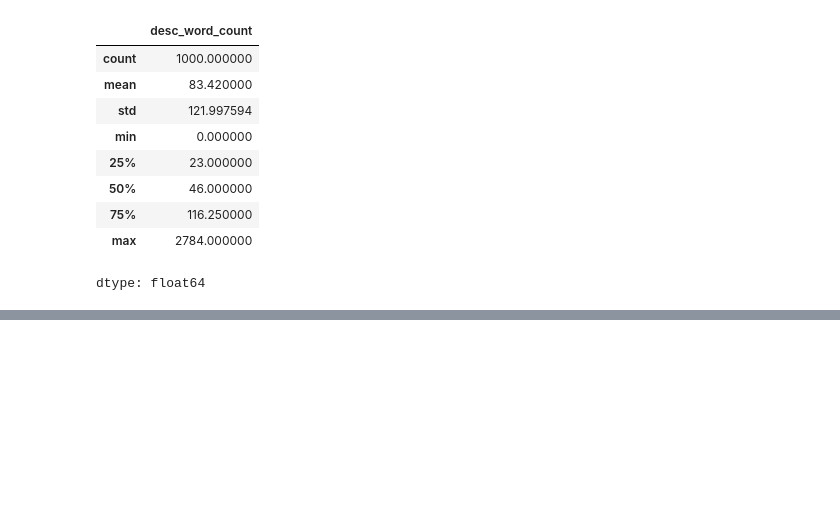
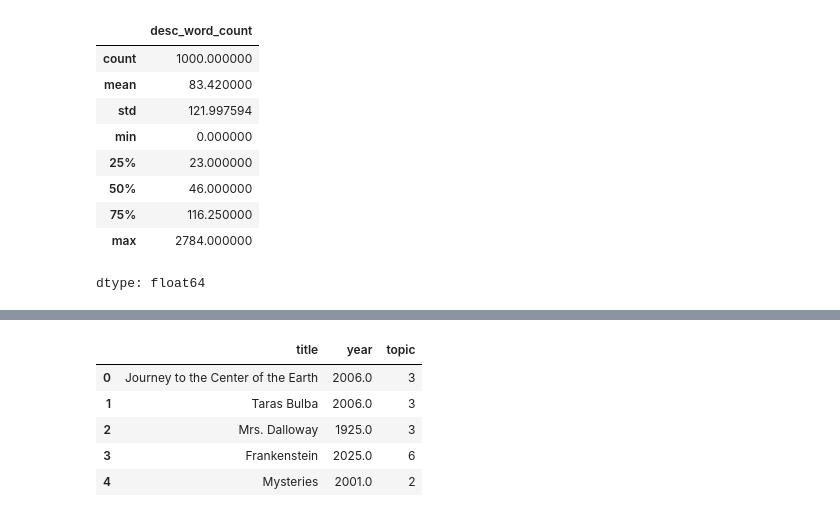
Before and after one commit to Elinab04/Book-Analysis, a Jupyter notebook: Book_Analysis.ipynb, the cells around one changed output, grey strips where cells are left out. Drawn from its saved outputs; the diff is of its cells as text; code cells hidden in the pictures; blank space fills up the shorter version.

```diff
--- a/Book_Analysis.ipynb
+++ b/Book_Analysis.ipynb
@@ -367,0 +414,3 @@ dtype: float64
+# %%
+df_lda = df[df["clean_len"] >= 80].copy()   # adjust threshold if needed
+print("Books kept for LDA:", len(df_lda))
@@ -367,0 +489,15 @@ dtype: float64
+# %%
+#highest-probability topic distribution
+def dominant_topic(bow):
+    topics = lda_model.get_document_topics(bow)
+    return max(topics, key=lambda x: x[1])[0] if topics else None
+
+df_lda["topic"] = [dominant_topic(bow) for bow in corpus]
+df_lda[["title", "year", "topic"]].head()
+# %% [output]
+|  | title | year | topic |
+| 0 | Journey to the Center of the Earth | 2006.0 | 3 |
+| 1 | Taras Bulba | 2006.0 | 3 |
+| 2 | Mrs. Dalloway | 1925.0 | 3 |
+| 3 | Frankenstein | 2025.0 | 6 |
+| 4 | Mysteries | 2001.0 | 2 |
```
Also changed, not shown: parts of 10 cells of this notebook.
